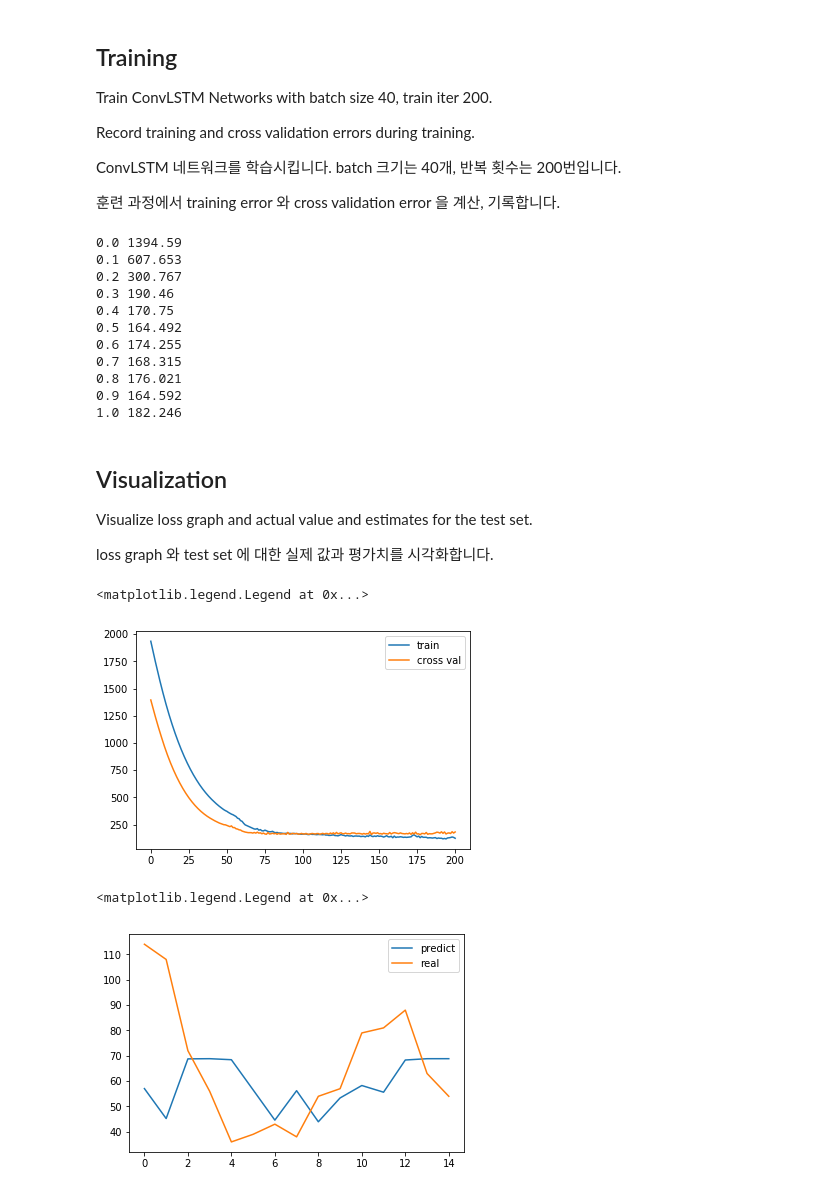
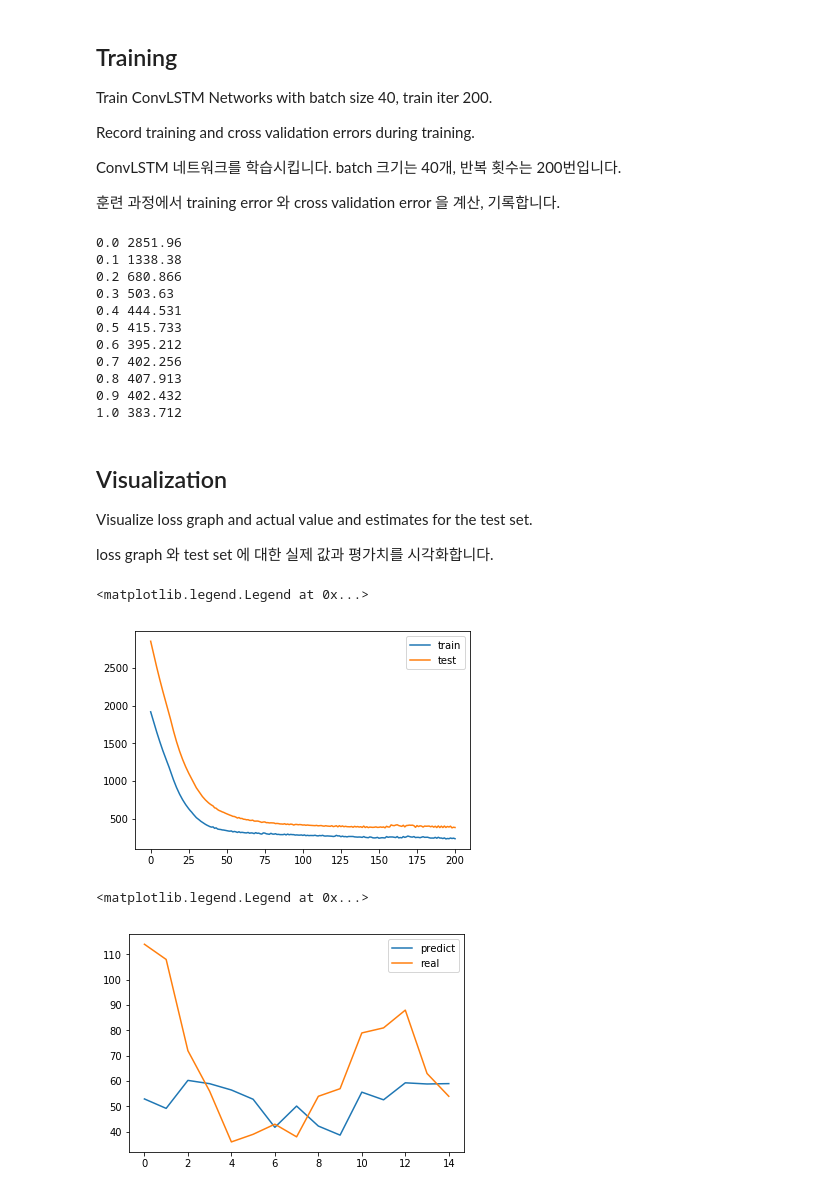
Before and after one commit to revsic/FineDustPrediction, a Jupyter notebook: Fine-Dust-Prediction.ipynb, the cells around one changed output. Cells and saved outputs as stored; diff of their text form; code cells hidden in the pictures.

```diff
--- a/Fine-Dust-Prediction.ipynb
+++ b/Fine-Dust-Prediction.ipynb
@@ -164,7 +157,30 @@ Xr = tf.reshape(X, [-1, WEEKLY_BATCH, 9, 8, 1])
 Xt = tf.transpose(Xr, [1, 0, 2, 3, 4])
 # %%
 class ConvLSTMCell(object):
+    """ Convolutional LSTM Model.
+    Similar as LSTM Cell, but it calculate hidden states with convolution.
+
+    Attributes:
+        in_dim (int): depth of the input value.
+        h_dim (int): depth of the hidden cell.
+        f_h (int): height of the convolution filter.
+        f_w (int): weight of the convolution filter.
+
+        Wxi, Wxf, Wxo, Wxc (tf.Variable):
+            weights of the input, forget, output, cell gate. Convolution with input value.
+        Whi, Whf, Who, Whc (tf.Variable):
+            weights of the input, forget, output, cell gate. Convolution with hidden state.
+
+    """
     def __init__(self, in_dim, h_dim, f_h, f_w):
+        """ Convolutional LSTM initializer. It creates some tensorflow variables.
+
+        Args:
+            in_dim (int): depth of the input value.
+            h_dim (int): depth of the hidden cell.
+            f_h (int): height of the convolution filter.
+            f_w (int): weight of the convolution filter.
+        """
         self.in_dim = in_dim
         self.h_dim = h_dim
 
@@ -193,12 +209,11 @@ class ConvLSTMCell(object):
         return tf.nn.conv2d(x, w, strides=[1, 1, 1, 1], padding='SAME')
 
     def __call__(self, input_val):
-        global batch_size
+        """ Main Convolutional LSTM """
+        c_prev = tf.zeros([BATCH_SIZE, 9, 8, self.h_dim])
+        h_prev = tf.zeros([BATCH_SIZE, 9, 8, self.h_dim])
 
-        c_prev = tf.zeros([batch_size, 9, 8, self.h_dim])
-        h_prev = tf.zeros([batch_size, 9, 8, self.h_dim])
-
-        for i in range(input_val.get_shape()[0]):
+        for i in range(WEEKLY_BATCH):
             x = input_val[i]
 
             hi = tf.nn.sigmoid(self.conv2d(x, self.Wxi) + self.conv2d(h_prev, self.Whi))
@@ -241,36 +256,35 @@ sess = tf.Session()
 sess.run(tf.global_variables_initializer())
 # %%
 train_loss = []
-cv_loss = []
+test_loss = []
 
 for i in range(TRAIN_ITER + 1):
     ptr = 0
     for _ in range(BATCH_ITER):
         _, trainloss = sess.run([opt, loss], feed_dict={X: train_sampled[ptr:ptr+BATCH_SIZE],
-                                                        Y: train_result[ptr:ptr+BATCH_SIZE],
-                                                        batch_size: BATCH_SIZE})
+                                                        Y: train_result[ptr:ptr+BATCH_SIZE]})
 
-        cvloss = sess.run(loss, feed_dict={X: cv_sampled, Y: cv_result, batch_size: CV_SIZE})
+        testloss = sess.run(loss, feed_dict={X: test_sampled, Y: test_result})
 
         ptr += BATCH_SIZE
 
     train_loss.append(trainloss)
-    cv_loss.append(cvloss)
+    test_loss.append(testloss)
 
     if i % (TRAIN_ITER // 10) == 0:
-        print(i/TRAIN_ITER, cvloss)
+        print(i/TRAIN_ITER, testloss)
 # %% [output]
-0.0 1394.59
-0.1 607.653
-0.2 300.767
-0.3 190.46
-0.4 170.75
-0.5 164.492
-0.6 174.255
-0.7 168.315
-0.8 176.021
-0.9 164.592
-1.0 182.246
+0.0 2851.96
+0.1 1338.38
+0.2 680.866
+0.3 503.63
+0.4 444.531
+0.5 415.733
+0.6 395.212
+0.7 402.256
+0.8 407.913
+0.9 402.432
+1.0 383.712
 # %% [markdown]
 ## Visualization
 
@@ -279,20 +293,20 @@ Visualize loss graph and actual value and estimates for the test set.
 loss graph 와 test set 에 대한 실제 값과 평가치를 시각화합니다.
 # %%
 plt.plot(train_loss, label='train')
-plt.plot(cv_loss, label='cross val')
+plt.plot(test_loss, label='test')
 plt.legend()
 # %% [output]
 <matplotlib.legend.Legend at 0x...>
-[figure, old version]
+[figure, new version]
 # %%
-predict = sess.run(pred, feed_dict={X: test_sampled, batch_size: TEST_SIZE})
-pred_gangnam = list(map(lambda x: x[6][5], predict))
-real_gangnam = list(map(lambda x: x[6][5], test_result))
+predict = sess.run(pred, feed_dict={X: test_sampled})
+pred_gangnam = list(map(lambda x: x[6][5], predict[-15:]))
+real_gangnam = list(map(lambda x: x[6][5], test_result[-15:]))
 
 plt.plot(pred_gangnam, label='predict')
 plt.plot(real_gangnam, label='real')
 plt.legend()
 # %% [output]
 <matplotlib.legend.Legend at 0x...>
-[figure, old version]
+[figure, new version]
 # %%
```
Also changed, not shown: parts of 5 cells of this notebook.
